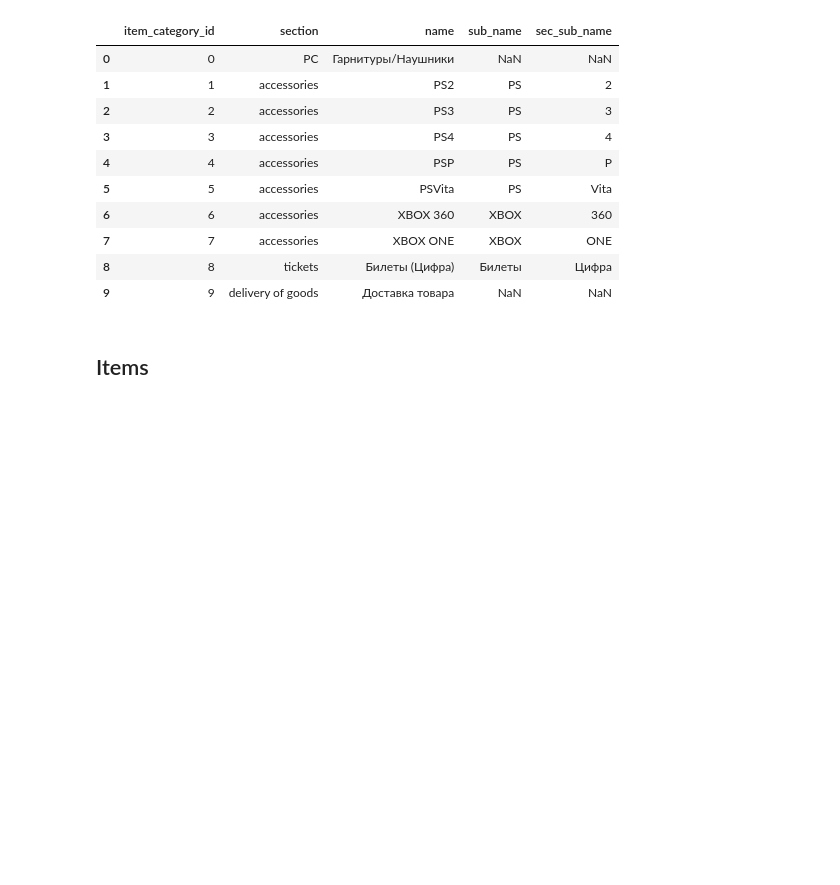
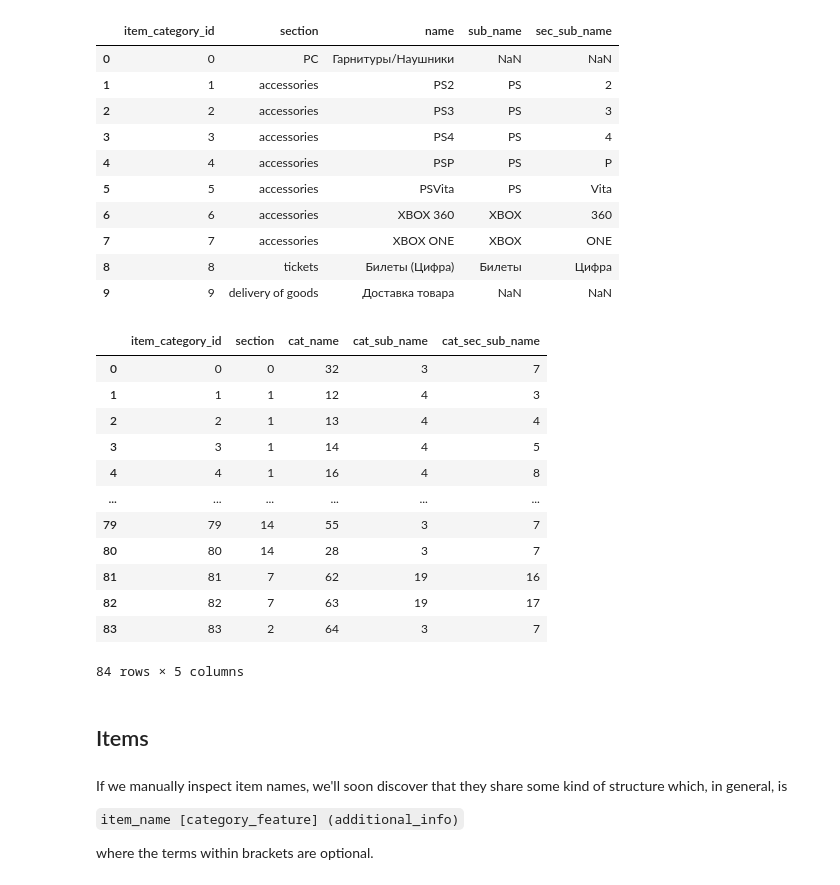
Before and after one commit to pietroventurini/predict-future-sales, a Jupyter notebook: Predict_Future_Sales_EDA.ipynb, the cells around one changed output. Drawn from its saved outputs; the diff is of its cells as text; code cells hidden in the pictures; blank space fills up the shorter version.

````diff
--- a/Predict_Future_Sales_EDA.ipynb
+++ b/Predict_Future_Sales_EDA.ipynb
@@ -53,5 +49,18 @@ import pandas as pd
 import seaborn as sns
 import matplotlib.pyplot as plt
 import plotly.express as px
+
+import time
+import gc
+
+from sklearn.cluster import dbscan
+from sklearn.preprocessing import LabelEncoder
+from sklearn.model_selection import KFold
+from google.colab import drive
+
+
+# Constants
+RND_SEED = 11
+use_drive = True
 # %% [markdown]
 ### Loading data
@@ -326,8 +394,8 @@ categories['name'] = categories['split'].map(lambda x: x[1].strip() if len(x) >
 categories = categories[['item_category_id', 'section', 'name']]
 
 # games
-categories.loc[26:31, 'sub_name'] = categories.loc[26:32, 'name']
-categories.loc[26:31, 'name'] = categories.loc[26:32, 'section'].str.split(' ').map(lambda x: x[1])
+categories.loc[26:31, 'sub_name'] = categories.loc[26:31, 'name']
+categories.loc[26:31, 'name'] = categories.loc[26:31, 'section'].str.split(' ').map(lambda x: x[1])
 categories.loc[18:31, 'section'] = 'games'
 
 # PlayStation stuff
@@ -381,5 +449,38 @@ categories[:10]
 | 7 | 7 | accessories | XBOX ONE | XBOX | ONE |
 | 8 | 8 | tickets | Билеты (Цифра) | Билеты | Цифра |
 | 9 | 9 | delivery of goods | Доставка товара | NaN | NaN |
+# %%
+# label encoding names
+categories = categories.fillna('NO_DATA')
+cols_to_encode = ['section','name','sub_name','sec_sub_name']
+categories[cols_to_encode] = categories[cols_to_encode].apply(LabelEncoder().fit_transform)
+#categories = categories.join(pd.get_dummies(categories[['section','name','sub_name','sec_sub_name']]).add_suffix('_enc'))
+
+#categories = categories.drop(columns=cols_to_encode)
+categories = downcast(categories)
+categories.rename(columns={'name':'cat_name', 'sub_name':'cat_sub_name', 'sec_sub_name':'cat_sec_sub_name'}, inplace=True)
+categories
+
+# note: to later perform inverse_transform see https://stackoverflow.com/questions/24458645/label-encoding-across-multiple-columns-in-scikit-learn
+# %% [output]
+|  | item_category_id | section | cat_name | cat_sub_name | cat_sec_sub_name |
+| 0 | 0 | 0 | 32 | 3 | 7 |
+| 1 | 1 | 1 | 12 | 4 | 3 |
+| 2 | 2 | 1 | 13 | 4 | 4 |
+| 3 | 3 | 1 | 14 | 4 | 5 |
+| 4 | 4 | 1 | 16 | 4 | 8 |
+| ... | ... | ... | ... | ... | ... |
+| 79 | 79 | 14 | 55 | 3 | 7 |
+| 80 | 80 | 14 | 28 | 3 | 7 |
+| 81 | 81 | 7 | 62 | 19 | 16 |
+| 82 | 82 | 7 | 63 | 19 | 17 |
+| 83 | 83 | 2 | 64 | 3 | 7 |
+84 rows × 5 columns
 # %% [markdown]
 ## Items
+# %% [markdown]
+If we manually inspect item names, we'll soon discover that they share some kind of structure which, in general, is
+
+```item_name [category_feature] (additional_info)```
+
+where the terms within brackets are optional.
````
Also changed, not shown: parts of 62 cells of this notebook.
